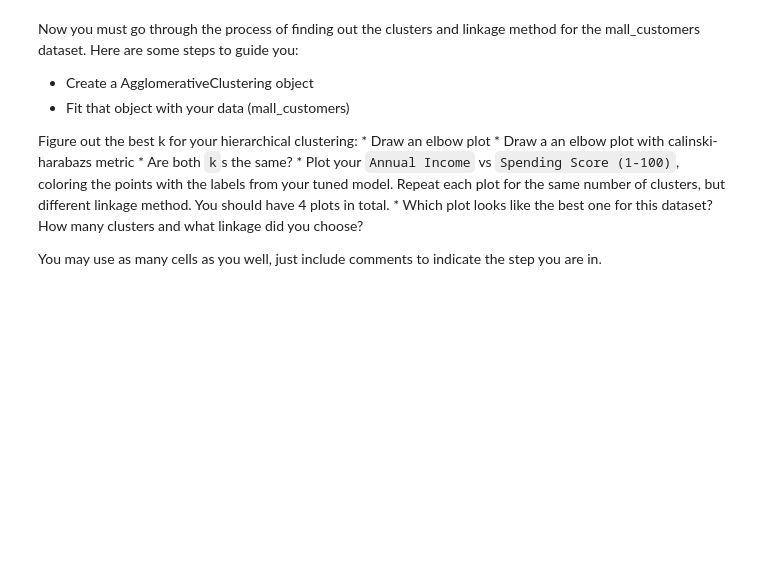
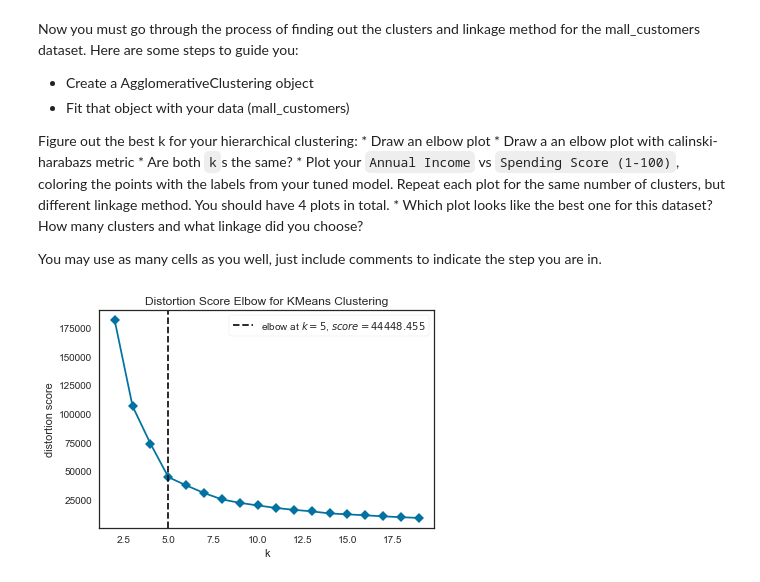
Before and after one commit to Nellyan4/data_mining, a Jupyter notebook: class exercise/3/Clustering-Mini 2_XiYan.ipynb, the cells around one changed output. Cells and saved outputs as stored; diff of their text form; code cells hidden in the pictures; blank space fills up the shorter version.

```diff
--- a/class exercise/3/Clustering-Mini 2_XiYan.ipynb
+++ b/class exercise/3/Clustering-Mini 2_XiYan.ipynb
@@ -311,3 +311,13 @@ Figure out the best k for your hierarchical clustering:
 
 
 You may use as many cells as you well, just include comments to indicate the step you are in.
+# %%
+x = mall_customers[['Annual Income (k$)', 'Spending Score (1-100)']]
+# %%
+model = KMeans(random_state=1)
+#run from k=2 to k=20
+visualizer = KElbowVisualizer(model, k=(2,20), timings = False)
+visualizer.fit(x)
+visualizer.show();
+# %% [output]
+[figure, added]
```
Also changed, not shown: parts of 29 cells of this notebook, 3 other files.
